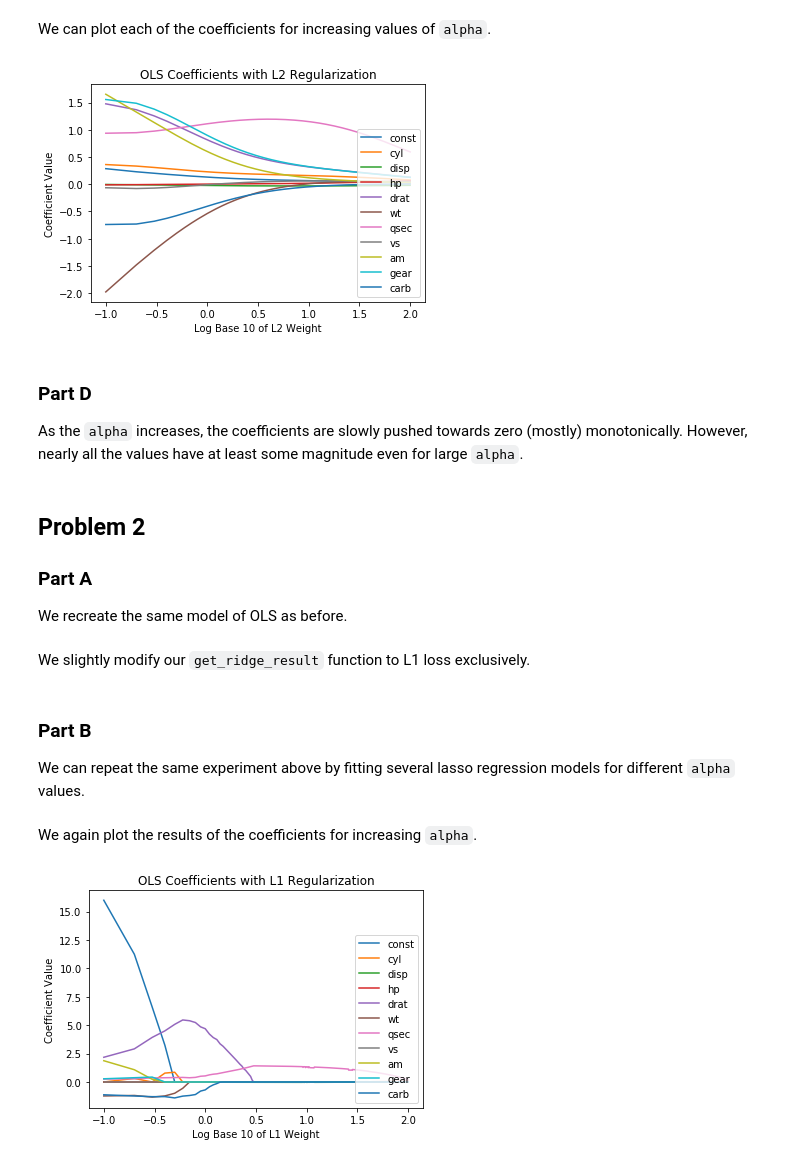
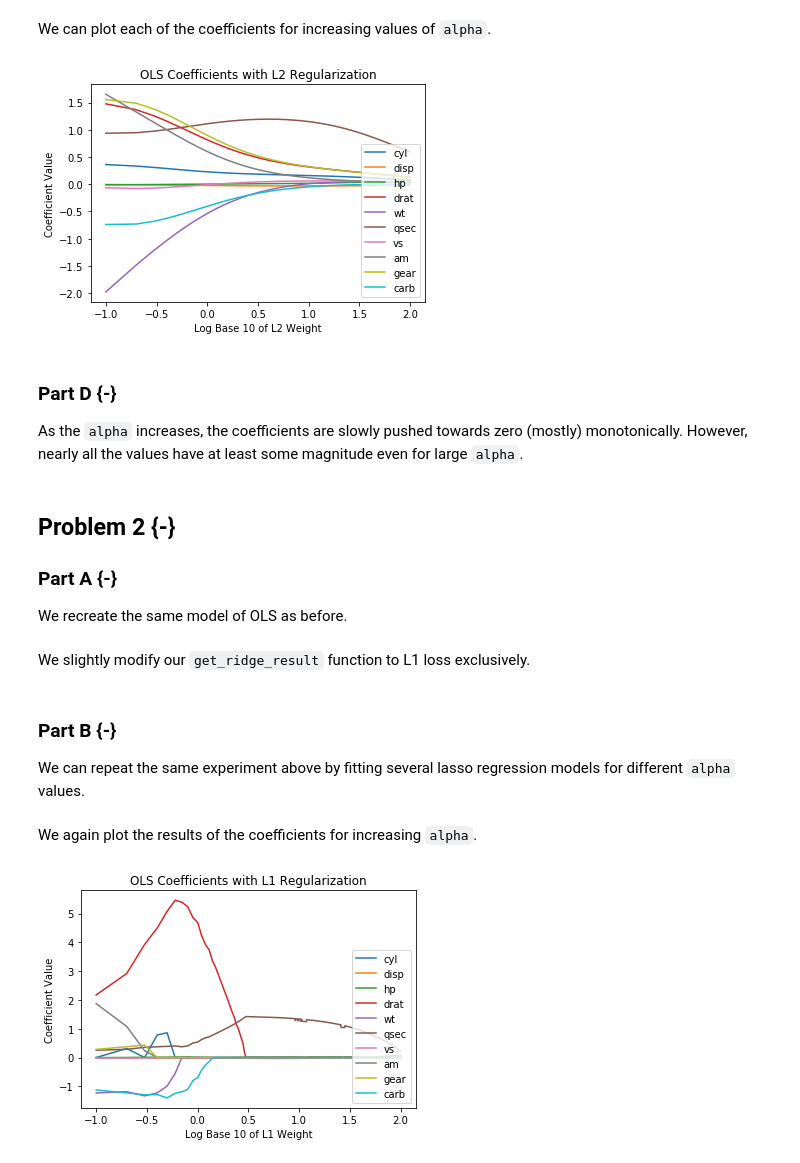
Before and after one commit to RobertDurfee/Notes, a Jupyter notebook: 18-19S/6.S077/Project/1/Regularization/Regularization.ipynb, the cells around one changed output. Drawn from its saved outputs; the diff is of its cells as text; code cells hidden in the pictures.

```diff
--- a/18-19S/6.S077/Project/1/Regularization.ipynb
+++ b/18-19S/6.S077/Project/1/Regularization/Regularization.ipynb
@@ -97,5 +100,8 @@ It appears like `wt`, `cyl`, and `disp` are the most linearly correlated with `m
 
 Using all the variables, we create an ordinary least squares regression model.
 # %%
-ridge_model = sm.OLS(df['mpg'], sm.add_constant(df[['cyl', 'disp', 'hp', 'drat', 'wt', 'qsec', 'vs', 'am', 'gear', 'carb']]))
+ridge_model = sm.OLS(df['mpg'], sm.add_constant(df[['cyl', 'disp', 'hp',
+                                                    'drat', 'wt', 'qsec',
+                                                    'vs', 'am', 'gear',
+                                                    'carb']]))
 # %% [markdown]
@@ -130,11 +136,12 @@ for i, alpha in enumerate(alphas):
 # %% [markdown]
 We can plot each of the coefficients for increasing values of `alpha`.
 # %%
-cols = [ 'const', 'cyl', 'disp', 'hp', 'drat', 'wt', 'qsec', 'vs', 'am', 'gear', 'carb' ]
+cols = [ 'const', 'cyl', 'disp', 'hp', 'drat', 'wt', 'qsec', 'vs', 'am',
+         'gear', 'carb' ]
 
 _, ax = plt.subplots()
 
-for i in range(11):
+for i in range(1, 11):
     plt.plot(np.log10(alphas), ridge_coeffs[:, i], label=cols[i])
 
 plt.title('OLS Coefficients with L2 Regularization')
@@ -142,19 +149,22 @@ plt.legend(loc=4)
 plt.ylabel('Coefficient Value')
 _ = plt.xlabel('Log Base 10 of L2 Weight')
 # %% [output]
-[figure, old version]
+[figure, new version]
 # %% [markdown]
-### Part D
+### Part D {-}
 
 As the `alpha` increases, the coefficients are slowly pushed towards zero (mostly) monotonically. However, nearly all the values have at least some magnitude even for large `alpha`.
 # %% [markdown]
-## Problem 2
+## Problem 2 {-}
 
-### Part A
+### Part A {-}
 
 We recreate the same model of OLS as before.
 # %%
-lasso_model = sm.OLS(df['mpg'], sm.add_constant(df[['cyl', 'disp', 'hp', 'drat', 'wt', 'qsec', 'vs', 'am', 'gear', 'carb']]))
+lasso_model = sm.OLS(df['mpg'], sm.add_constant(df[['cyl', 'disp', 'hp',
+                                                    'drat', 'wt', 'qsec',
+                                                    'vs', 'am', 'gear',
+                                                    'carb']]))
 # %% [markdown]
 We slightly modify our `get_ridge_result` function to L1 loss exclusively.
 # %%
@@ -173,7 +183,7 @@ def get_lasso_results(lasso_model, alpha):
     """
     return lasso_model.fit_regularized(alpha=alpha, L1_wt=1.0)
 # %% [markdown]
-### Part B
+### Part B {-}
 
 We can repeat the same experiment above by fitting several lasso regression models for different `alpha` values.
 # %%
@@ -185,17 +195,18 @@ for i, alpha in enumerate(alphas):
 # %% [markdown]
 We again plot the results of the coefficients for increasing `alpha`.
 # %%
-cols = [ 'const', 'cyl', 'disp', 'hp', 'drat', 'wt', 'qsec', 'vs', 'am', 'gear', 'carb' ]
+cols = [ 'const', 'cyl', 'disp', 'hp', 'drat', 'wt', 'qsec', 'vs', 'am',
+        'gear', 'carb' ]
 
 _, ax = plt.subplots()
 
-for i in range(11):
+for i in range(1, 11):
     plt.plot(np.log10(alphas), lasso_coeffs[:, i], label=cols[i])
 
 plt.title('OLS Coefficients with L1 Regularization')
 plt.legend(loc=4)
 plt.ylabel('Coefficient Value')
 _ = plt.xlabel('Log Base 10 of L1 Weight')
 # %% [output]
-[figure, old version]
+[figure, new version]
 # %% [markdown]
```
Also changed, not shown: parts of 13 cells of this notebook, 33 other files.
